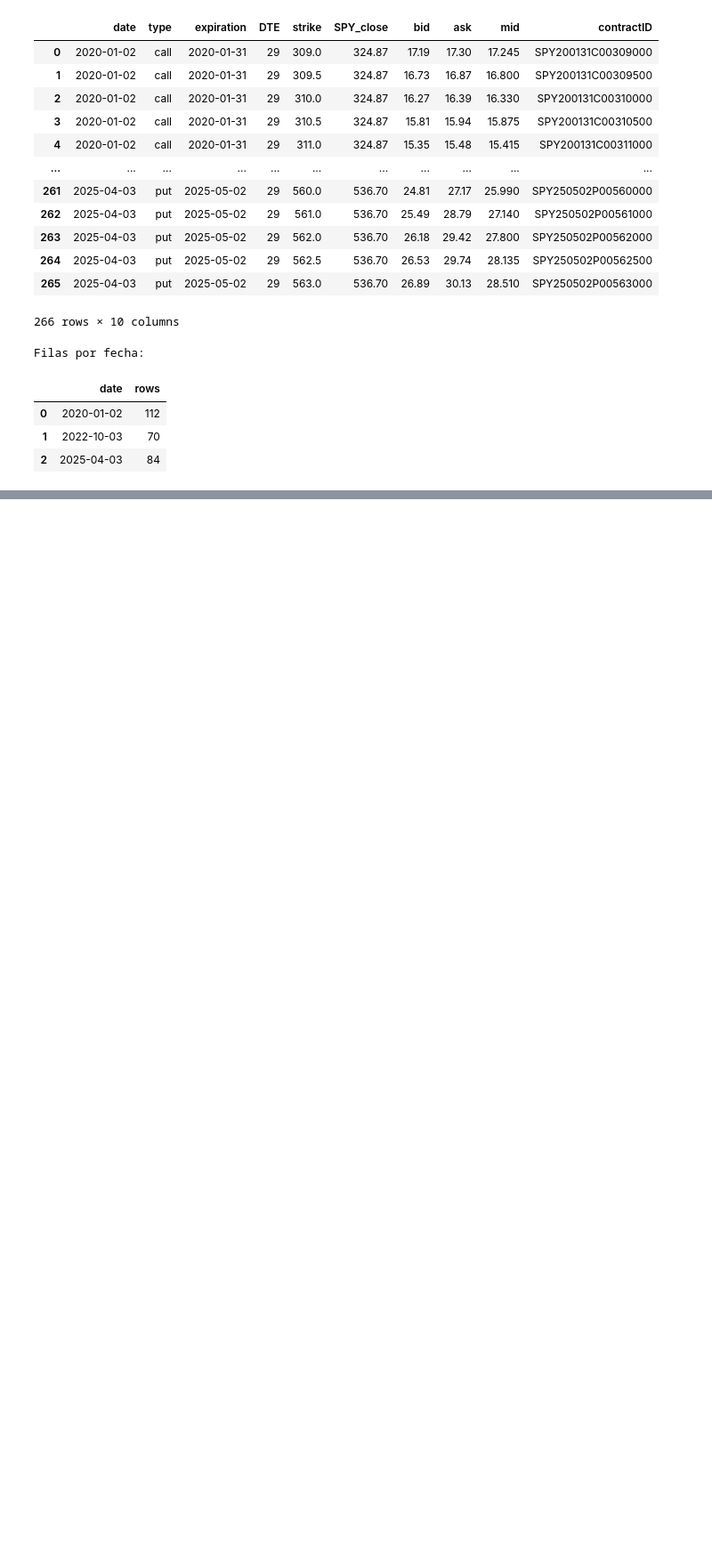
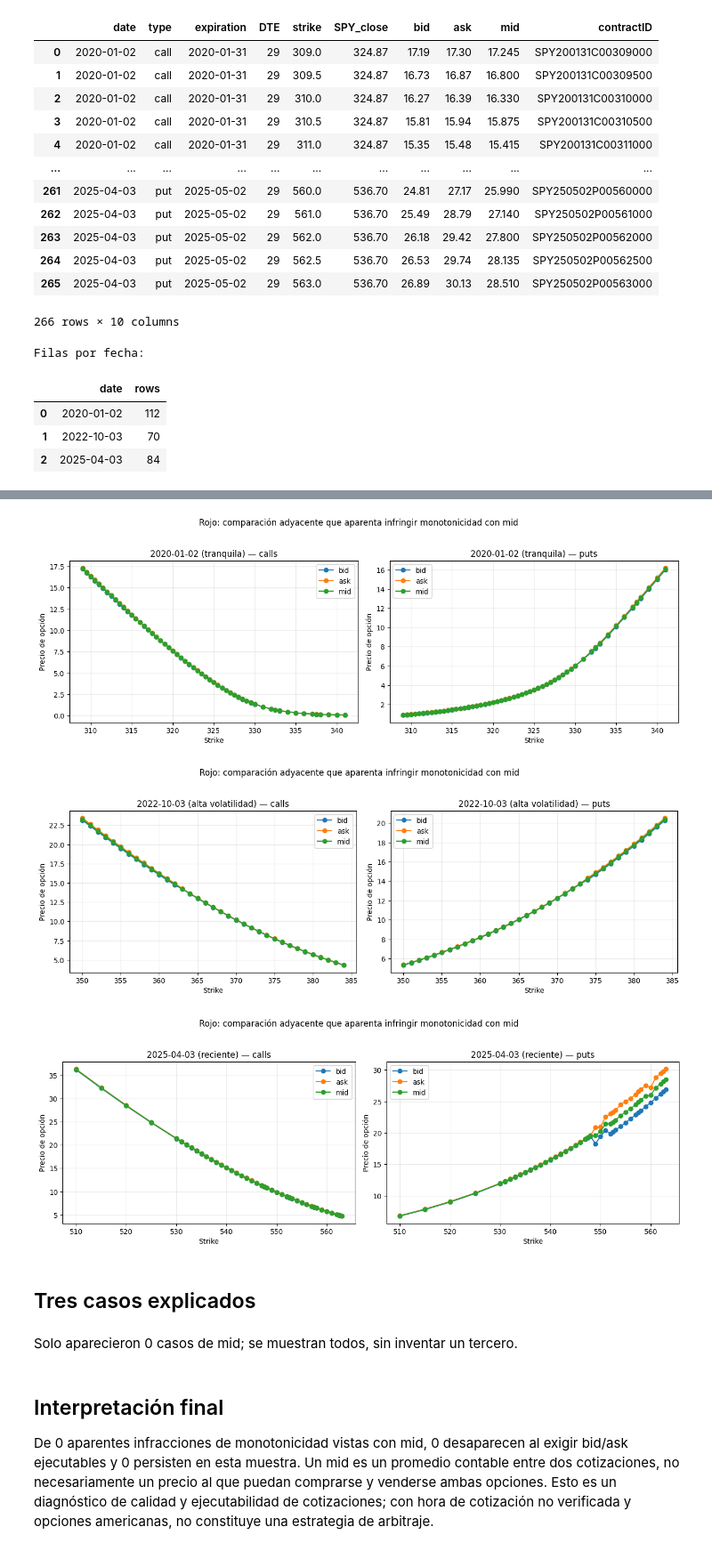
Before and after one commit to ADRIANVM117/quant-research-notes, a Jupyter notebook: opciones_notas/ejercicios/calidad_de_cotizaciones_y_relaciones_entre_strikes.ipynb, the cells around one changed output, grey strips where cells are left out. Shown at 89% size. Saved outputs shown, nothing was run; the diff lists cells and outputs as text; code cells hidden in the pictures; blank space fills up the shorter version.

```diff
--- a/opciones_notas/ejercicios/calidad_de_cotizaciones_y_relaciones_entre_strikes.ipynb
+++ b/opciones_notas/ejercicios/calidad_de_cotizaciones_y_relaciones_entre_strikes.ipynb
@@ -141,0 +221,50 @@ Filas por fecha:
+# %%
+import matplotlib.pyplot as plt
+
+# Dos gráficos por fecha: izquierda calls, derecha puts. Bid/ask se preservan como bandas ejecutables.
+for chain_date in exercise_dates:
+    figure, axes = plt.subplots(1, 2, figsize=(13, 4.5), sharex=False)
+    for axis, option_type in zip(axes, ['call', 'put']):
+        group = quotes_for_check.loc[(quotes_for_check['date'] == chain_date) & (quotes_for_check['type'] == option_type)].sort_values('strike')
+        axis.plot(group['strike'], group['bid_num'], 'o-', label='bid', color='#1f77b4')
+        axis.plot(group['strike'], group['ask_num'], 'o-', label='ask', color='#ff7f0e')
+        axis.plot(group['strike'], group['mid_num'], 'o-', label='mid', color='#2ca02c')
+        violations = apparent_cases.loc[(apparent_cases['date'] == chain_date) & (apparent_cases['type'] == option_type)]
+        for _, violation in violations.iterrows():
+            axis.plot([violation['lower_strike'], violation['higher_strike']], [violation['lower_mid'], violation['higher_mid']], color='crimson', linewidth=3, alpha=0.75)
+        axis.set(title=f"{chain_date} ({exercise_labels[chain_date]}) — {option_type}s", xlabel='Strike', ylabel='Precio de opción')
+        axis.grid(alpha=0.25)
+        axis.legend()
+    figure.suptitle('Rojo: comparación adyacente que aparenta infringir monotonicidad con mid', y=1.03)
+    figure.tight_layout()
+    plt.show()
+
+# Tres casos para explicar manualmente: los primeros tres por fecha/tipo/strike entre las apariencias observadas.
+manual_cases = apparent_cases.sort_values(['date', 'type', 'lower_strike', 'higher_strike']).head(3).copy()
+display(Markdown('## Tres casos explicados'))
+if len(manual_cases) < 3:
+    display(Markdown(f'Solo aparecieron {len(manual_cases)} casos de mid; se muestran todos, sin inventar un tercero.'))
+for number, (_, case) in enumerate(manual_cases.iterrows(), start=1):
+    if case['type'] == 'call':
+        mid_text = f"el mid de K={case['higher_strike']:.2f} ({case['higher_mid']}) supera al de K={case['lower_strike']:.2f} ({case['lower_mid']})"
+        executable_test = f"bid alto {case['higher_bid']} {'>' if case['bid_ask_violation'] else '≤'} ask bajo {case['lower_ask']}"
+    else:
+        mid_text = f"el mid de K={case['higher_strike']:.2f} ({case['higher_mid']}) cae por debajo del de K={case['lower_strike']:.2f} ({case['lower_mid']})"
+        executable_test = f"bid bajo {case['lower_bid']} {'>' if case['bid_ask_violation'] else '≤'} ask alto {case['higher_ask']}"
+    verdict = 'persiste al considerar bid/ask' if case['bid_ask_violation'] else 'desaparece al considerar bid/ask'
+    display(Markdown(f"**Caso {number}: {case['date']} — {case['type']}s, {case['expiration']}.** Con mid, {mid_text}. Con cotizaciones ejecutables, {executable_test}; por tanto, la apariencia **{verdict}**. ContractID: `{case['lower_contractID']}` frente a `{case['higher_contractID']}`."))
+
+total_mid = int(summary_by_date_type['apparent_mid_violations'].sum())
+total_persistent = int(summary_by_date_type['persistent_bid_ask_violations'].sum())
+display(Markdown(
+    f"## Interpretación final\n\nDe {total_mid} aparentes infracciones de monotonicidad vistas con mid, {total_mid - total_persistent} desaparecen al exigir bid/ask ejecutables y {total_persistent} persisten en esta muestra. Un mid es un promedio contable entre dos cotizaciones, no necesariamente un precio al que puedan comprarse y venderse ambas opciones. Esto es un diagnóstico de calidad y ejecutabilidad de cotizaciones; con hora de cotización no verificada y opciones americanas, no constituye una estrategia de arbitraje."
+))
+# %% [output]
+[figure, added]
+[figure, added]
+[figure, added]
+## Tres casos explicados
+Solo aparecieron 0 casos de mid; se muestran todos, sin inventar un tercero.
+## Interpretación final
+
+De 0 aparentes infracciones de monotonicidad vistas con mid, 0 desaparecen al exigir bid/ask ejecutables y 0 persisten en esta muestra. Un mid es un promedio contable entre dos cotizaciones, no necesariamente un precio al que puedan comprarse y venderse ambas opciones. Esto es un diagnóstico de calidad y ejecutabilidad de cotizaciones; con hora de cotización no verificada y opciones americanas, no constituye una estrategia de arbitraje.
```
Also changed, not shown: parts of 1 cell of this notebook.
